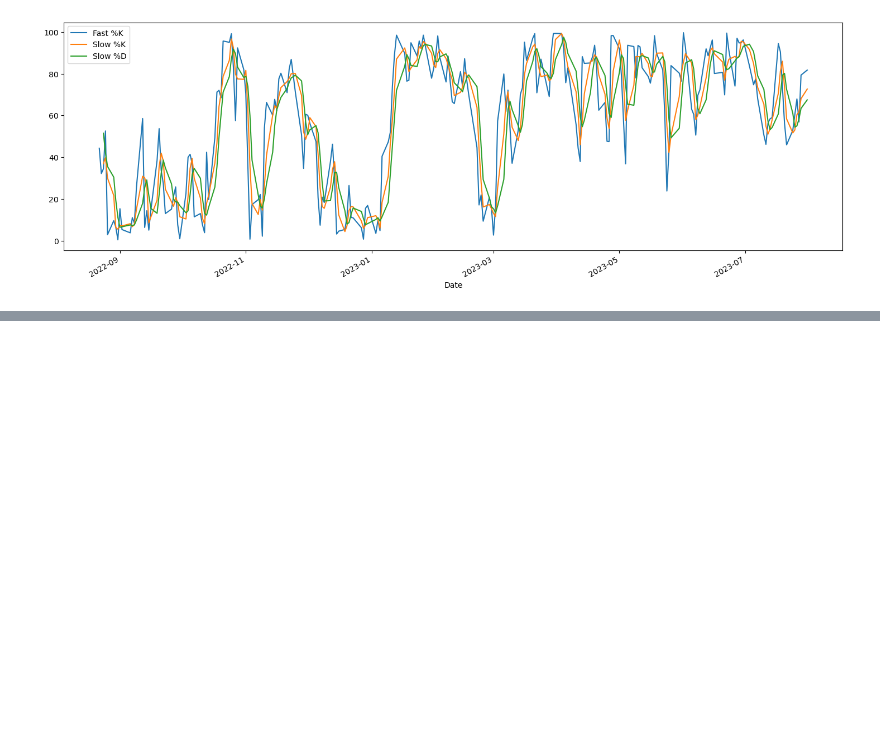
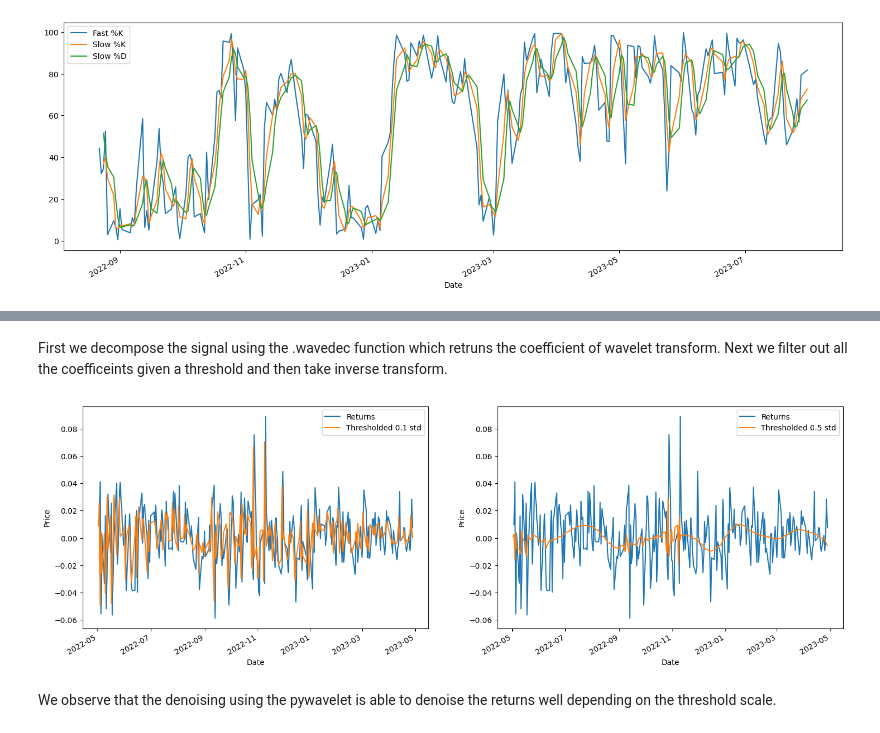
Before and after one commit to ansingh16/risk-management, a Jupyter notebook: Stock_analysis.ipynb, the cells around one changed output, grey strips where cells are left out. Drawn from its saved outputs; the diff is of its cells as text; code cells hidden in the pictures; blank space fills up the shorter version.

```diff
--- a/Stock_analysis.ipynb
+++ b/Stock_analysis.ipynb
@@ -384,0 +476,26 @@ stocks[['Fast %K','Slow %K','Slow %D']].plot(figsize=(18,6))
+# %% [markdown]
+First we decompose the signal using the .wavedec function which retruns the coefficient of wavelet transform. Next we filter out all the coefficeints given a threshold and then take inverse transform.
+# %%
+returns = stocks['Close'].pct_change().dropna()
+
+fig,ax = plt.subplots(1,2,figsize=(18,6))
+
+for i, scale in enumerate([0.1,0.5]):
+
+    # coefficient of transform
+    coeff = pywt.wavedec(returns, wavelet, mode='per')
+
+    coeff[1:] = [pywt.threshold(i, value=scale*returns.max(), mode='soft') for i in coeff[1:]]
+
+    new_signal = pywt.waverec(coeff, wavelet, mode='per')
+
+    returns.plot(label='Returns', ax=ax[i])
+
+    pd.Series(new_signal, index=stocks.index).plot(label=f'Thresholded {scale} std', ax=ax[i])
+
+    ax[i].set_ylabel('Price')
+    ax[i].legend()
+# %% [output]
+[figure, added]
+# %% [markdown]
+We observe that the denoising using the pywavelet is able to denoise the returns well depending on the threshold scale.
```
Also changed, not shown: parts of 5 cells of this notebook, 1 other file.
